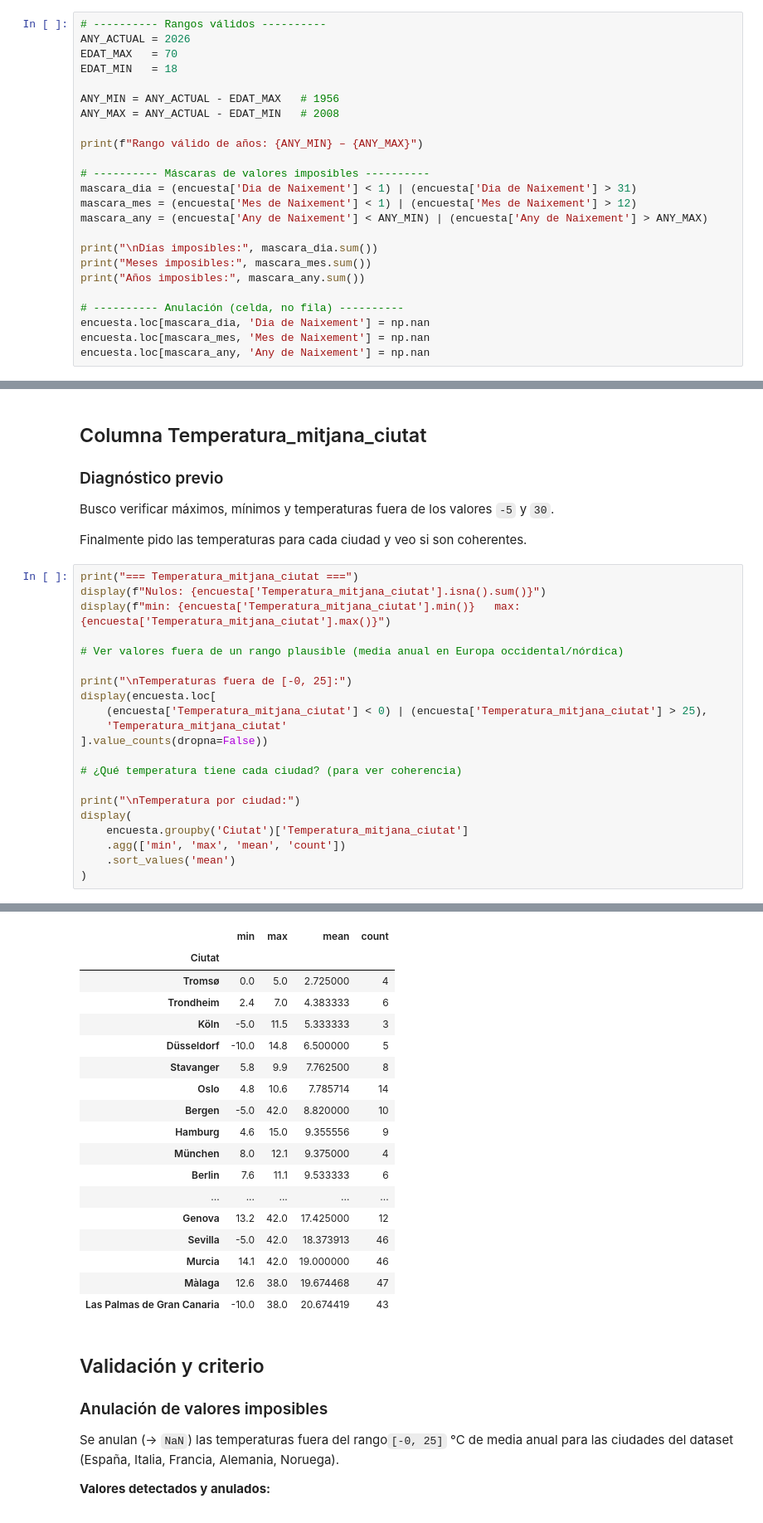
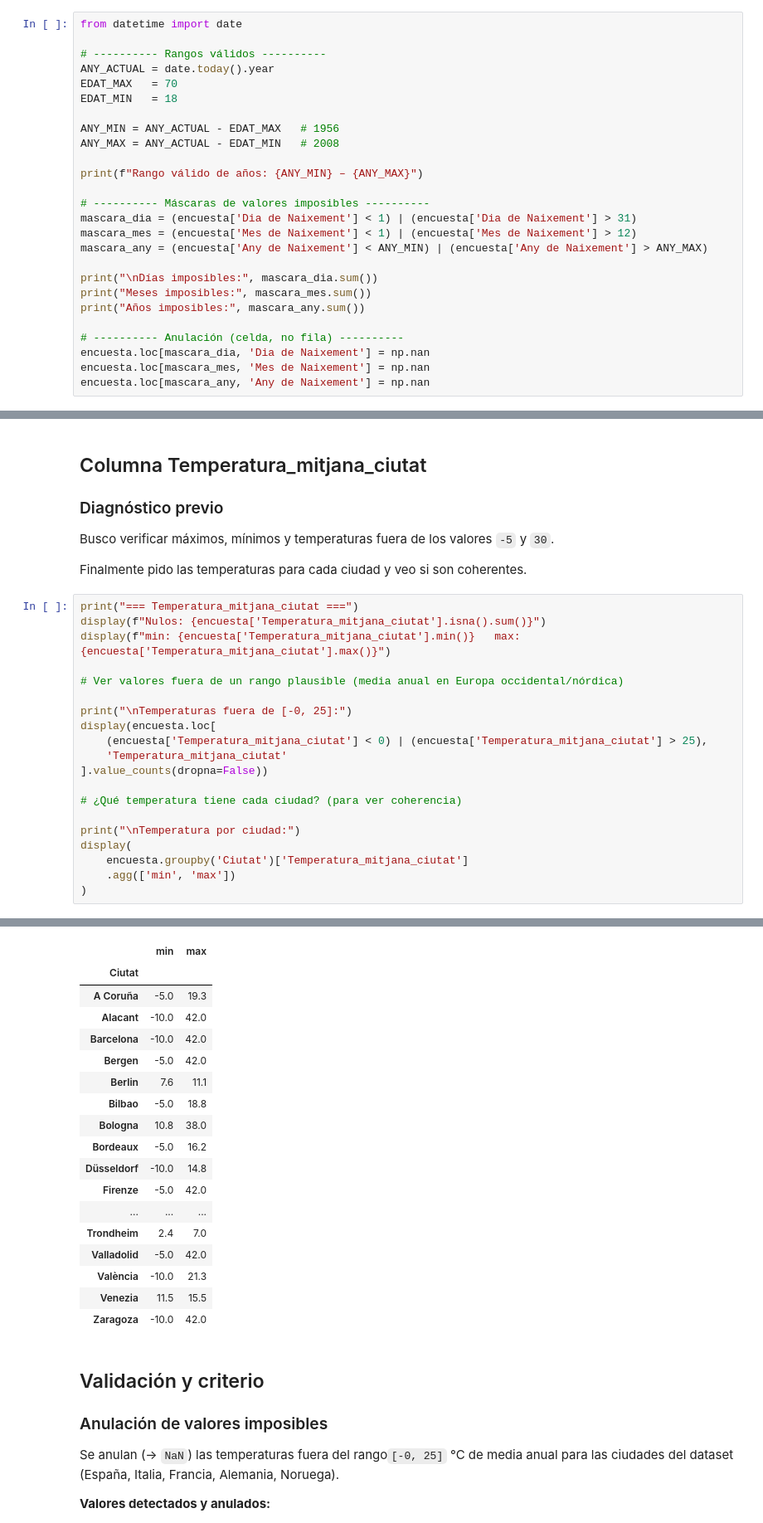
Before and after one commit to AlejandroNPereyra/Sprint-8---Data-Analysis, a Jupyter notebook: Sprint_8.ipynb, the cells around one changed output, grey strips where cells are left out. Shown at 83% size. Saved outputs shown, nothing was run; the diff lists cells and outputs as text.

```diff
--- a/Sprint_8.ipynb
+++ b/Sprint_8.ipynb
@@ -927,6 +911,8 @@ Los nulos (omitidos o anulados) **no se imputan**: inventar una fecha de nacimie
 # %%
+from datetime import date
+
 # ---------- Rangos válidos ----------
-ANY_ACTUAL = 2026
+ANY_ACTUAL = date.today().year
 EDAT_MAX   = 70
 EDAT_MIN   = 18
 
@@ -1129,53 +1115,52 @@ display(f"min: {encuesta['Temperatura_mitjana_ciutat'].min()}   max: {encuesta['
 # Ver valores fuera de un rango plausible (media anual en Europa occidental/nórdica)
 
 print("\nTemperaturas fuera de [-0, 25]:")
 display(encuesta.loc[
     (encuesta['Temperatura_mitjana_ciutat'] < 0) | (encuesta['Temperatura_mitjana_ciutat'] > 25),
     'Temperatura_mitjana_ciutat'
 ].value_counts(dropna=False))
 
 # ¿Qué temperatura tiene cada ciudad? (para ver coherencia)
 
 print("\nTemperatura por ciudad:")
 display(
     encuesta.groupby('Ciutat')['Temperatura_mitjana_ciutat']
-    .agg(['min', 'max', 'mean', 'count'])
-    .sort_values('mean')
+    .agg(['min', 'max'])
 )
 # %% [output]
 === Temperatura_mitjana_ciutat ===
 'Nulos: 66'
 'min: -10.0   max: 42.0'
 Temperaturas fuera de [-0, 25]:
 |  | count |
 | Temperatura_mitjana_ciutat |  |
 | -5.0 | 21 |
 | 38.0 | 18 |
 | 42.0 | 13 |
 | -10.0 | 13 |
 | 25.2 | 1 |
 | 25.1 | 1 |
 | 25.5 | 1 |
 dtype: int64
 Temperatura por ciudad:
-|  | min | max | mean | count |
-| Ciutat |  |  |  |  |
-| Tromsø | 0.0 | 5.0 | 2.725000 | 4 |
-| Trondheim | 2.4 | 7.0 | 4.383333 | 6 |
-| Köln | -5.0 | 11.5 | 5.333333 | 3 |
-| Düsseldorf | -10.0 | 14.8 | 6.500000 | 5 |
-| Stavanger | 5.8 | 9.9 | 7.762500 | 8 |
-| Oslo | 4.8 | 10.6 | 7.785714 | 14 |
-| Bergen | -5.0 | 42.0 | 8.820000 | 10 |
-| Hamburg | 4.6 | 15.0 | 9.355556 | 9 |
-| München | 8.0 | 12.1 | 9.375000 | 4 |
-| Berlin | 7.6 | 11.1 | 9.533333 | 6 |
-| ... | ... | ... | ... | ... |
-| Genova | 13.2 | 42.0 | 17.425000 | 12 |
-| Sevilla | -5.0 | 42.0 | 18.373913 | 46 |
-| Murcia | 14.1 | 42.0 | 19.000000 | 46 |
-| Màlaga | 12.6 | 38.0 | 19.674468 | 47 |
-| Las Palmas de Gran Canaria | -10.0 | 38.0 | 20.674419 | 43 |
+|  | min | max |
+| Ciutat |  |  |
+| A Coruña | -5.0 | 19.3 |
+| Alacant | -10.0 | 42.0 |
+| Barcelona | -10.0 | 42.0 |
+| Bergen | -5.0 | 42.0 |
+| Berlin | 7.6 | 11.1 |
+| Bilbao | -5.0 | 18.8 |
+| Bologna | 10.8 | 38.0 |
+| Bordeaux | -5.0 | 16.2 |
+| Düsseldorf | -10.0 | 14.8 |
+| Firenze | -5.0 | 42.0 |
+| ... | ... | ... |
+| Trondheim | 2.4 | 7.0 |
+| Valladolid | -5.0 | 42.0 |
+| València | -10.0 | 21.3 |
+| Venezia | 11.5 | 15.5 |
+| Zaragoza | -10.0 | 42.0 |
 # %% [markdown]
 ## Validación y criterio
 
```
Also changed, not shown: parts of 20 cells of this notebook.
